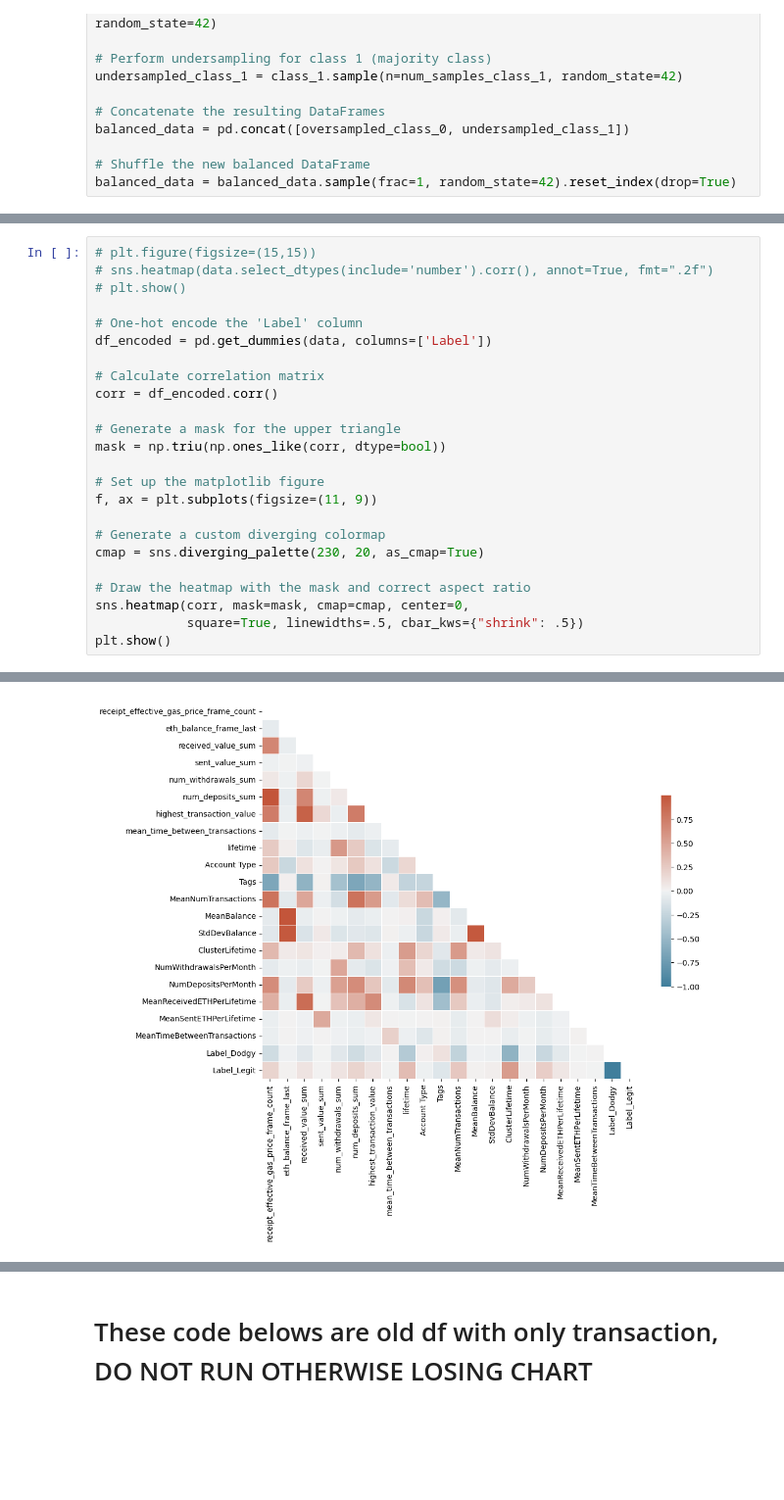
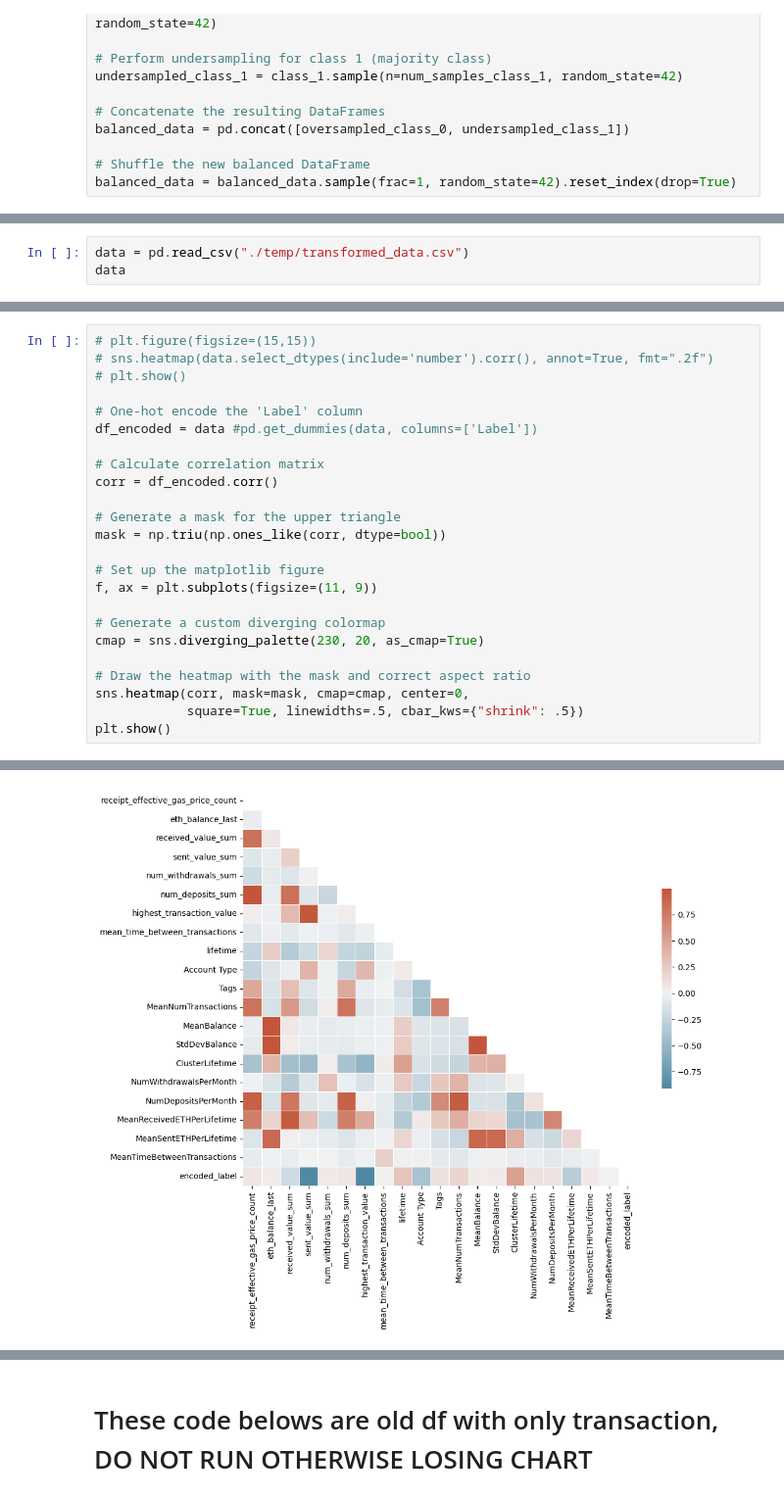
Before and after one commit to viethuy25/TMU_MRP, a Jupyter notebook: Preprocessing, Data Visualization and Class Balancing.ipynb, the cells around one changed output, grey strips where cells are left out. Shown at 98% size. Cells and saved outputs as stored; diff of their text form; blank space fills up the shorter version.

```diff
--- a/Preprocessing, Data Visualization and Class Balancing.ipynb
+++ b/Preprocessing, Data Visualization and Class Balancing.ipynb
@@ -886,0 +990,3 @@ data
+# %%
+data = pd.read_csv("./temp/transformed_data.csv")
+data
@@ -890,7 +1010,7 @@ data
 # plt.show()
 
 # One-hot encode the 'Label' column
-df_encoded = pd.get_dummies(data, columns=['Label'])
+df_encoded = data #pd.get_dummies(data, columns=['Label'])
 
 # Calculate correlation matrix
 corr = df_encoded.corr()
@@ -913,4 +1032,4 @@ The default value of numeric_only in DataFrame.corr is deprecated. In a future v
-[figure, old version]
+[figure, new version]
 # %%
 def plot_bar(column):
     plt.figure(figsize=(10,5))
```
Also changed, not shown: parts of 57 cells of this notebook, 17 other files.
